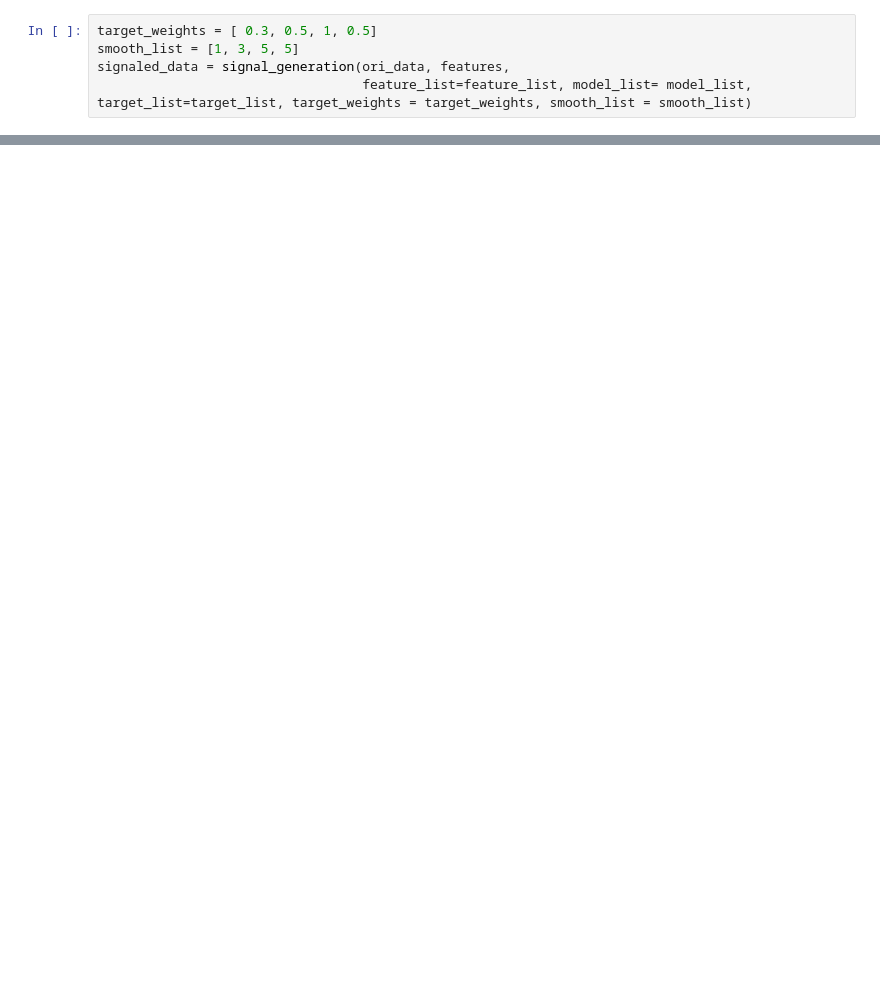
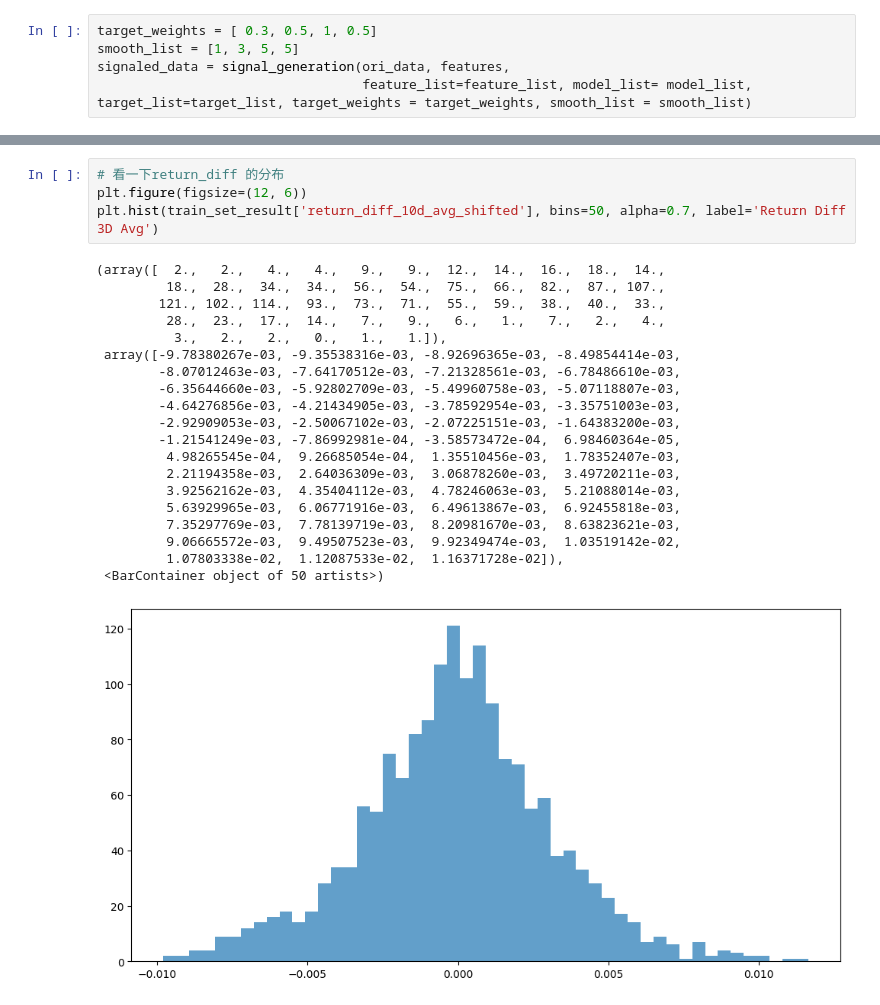
Before and after one commit to MuYanustc/Style_Timing, a Jupyter notebook: lgb_etf.ipynb, the cells around one changed output, grey strips where cells are left out. Drawn from its saved outputs; the diff is of its cells as text; blank space fills up the shorter version.

```diff
--- a/lgb_etf.ipynb
+++ b/lgb_etf.ipynb
@@ -1004,0 +1030,25 @@ np.int64(109)
+# %%
+# 看一下return_diff 的分布
+plt.figure(figsize=(12, 6))
+plt.hist(train_set_result['return_diff_10d_avg_shifted'], bins=50, alpha=0.7, label='Return Diff 3D Avg')
+# %% [output]
+(array([  2.,   2.,   4.,   4.,   9.,   9.,  12.,  14.,  16.,  18.,  14.,
+         18.,  28.,  34.,  34.,  56.,  54.,  75.,  66.,  82.,  87., 107.,
+        121., 102., 114.,  93.,  73.,  71.,  55.,  59.,  38.,  40.,  33.,
+         28.,  23.,  17.,  14.,   7.,   9.,   6.,   1.,   7.,   2.,   4.,
+          3.,   2.,   2.,   0.,   1.,   1.]),
+ array([-9.78380267e-03, -9.35538316e-03, -8.92696365e-03, -8.49854414e-03,
+        -8.07012463e-03, -7.64170512e-03, -7.21328561e-03, -6.78486610e-03,
+        -6.35644660e-03, -5.92802709e-03, -5.49960758e-03, -5.07118807e-03,
+        -4.64276856e-03, -4.21434905e-03, -3.78592954e-03, -3.35751003e-03,
+        -2.92909053e-03, -2.50067102e-03, -2.07225151e-03, -1.64383200e-03,
+        -1.21541249e-03, -7.86992981e-04, -3.58573472e-04,  6.98460364e-05,
+         4.98265545e-04,  9.26685054e-04,  1.35510456e-03,  1.78352407e-03,
+         2.21194358e-03,  2.64036309e-03,  3.06878260e-03,  3.49720211e-03,
+         3.92562162e-03,  4.35404112e-03,  4.78246063e-03,  5.21088014e-03,
+         5.63929965e-03,  6.06771916e-03,  6.49613867e-03,  6.92455818e-03,
+         7.35297769e-03,  7.78139719e-03,  8.20981670e-03,  8.63823621e-03,
+         9.06665572e-03,  9.49507523e-03,  9.92349474e-03,  1.03519142e-02,
+         1.07803338e-02,  1.12087533e-02,  1.16371728e-02]),
+ <BarContainer object of 50 artists>)
+[figure, added]
```
Also changed, not shown: parts of 9 cells of this notebook.
